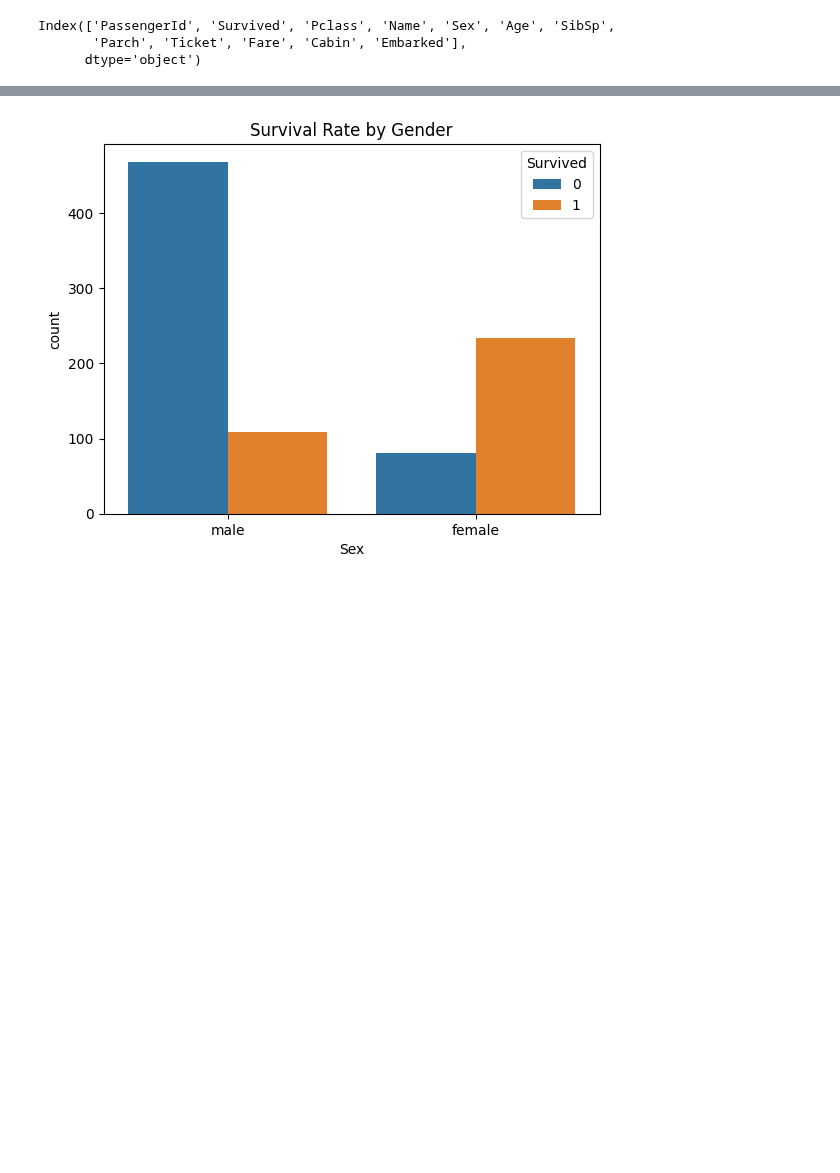
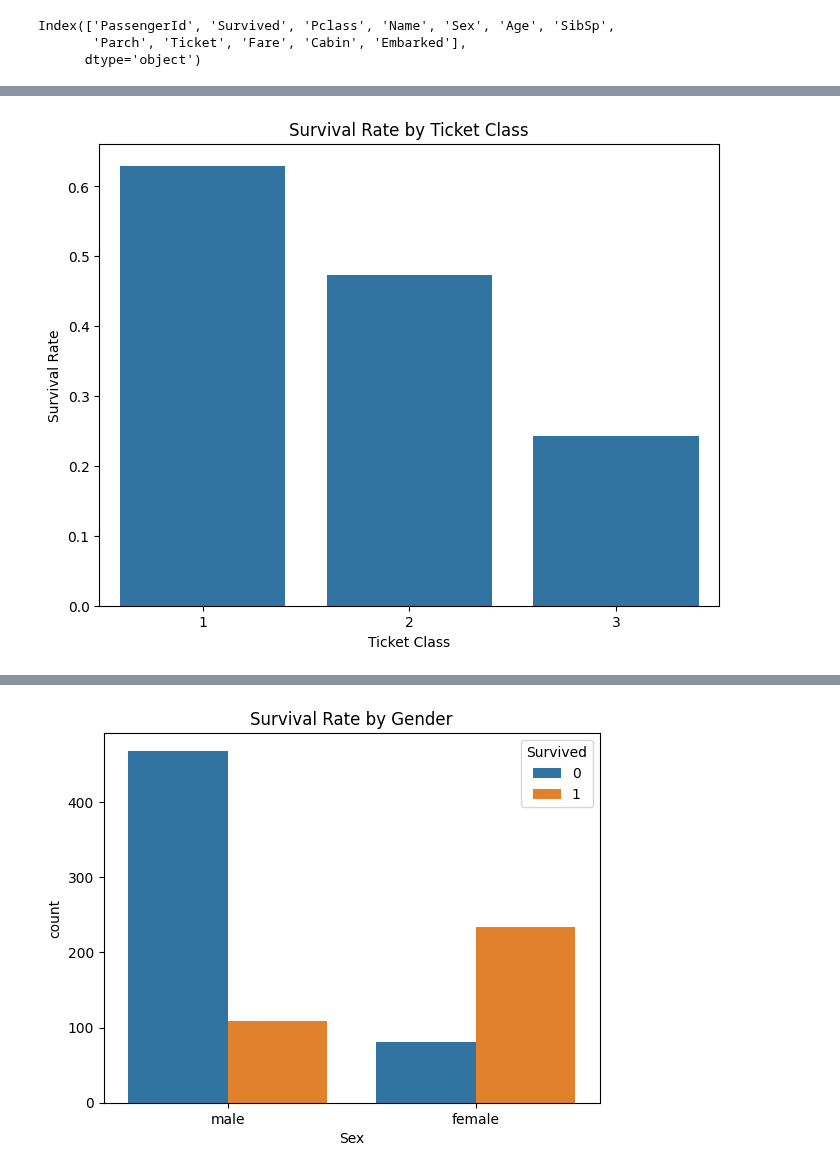
Before and after one commit to RyanJTalbot/MSDS, a Jupyter notebook: Vital Skills/Vital Skills for Data Science Specialization/Fundamentals of Data Visualization/wk4/titanic/new_final.ipynb, the cells around one changed output, grey strips where cells are left out. Saved outputs shown, nothing was run; the diff lists cells and outputs as text; code cells hidden in the pictures; blank space fills up the shorter version.

```diff
--- a/Vital Skills/Vital Skills for Data Science Specialization/Fundamentals of Data Visualization/wk4/titanic/new_final.ipynb
+++ b/Vital Skills/Vital Skills for Data Science Specialization/Fundamentals of Data Visualization/wk4/titanic/new_final.ipynb
@@ -77,0 +89,3 @@ Index(['PassengerId', 'Survived', 'Pclass', 'Name', 'Sex', 'Age', 'SibSp',
+# %%
+survival_by_class = df.groupby('Pclass')['Survived'].mean()
+print("\nSurvival rate by ticket class:\n", survival_by_class)
@@ -77,0 +120,9 @@ Index(['PassengerId', 'Survived', 'Pclass', 'Name', 'Sex', 'Age', 'SibSp',
+# %%
+plt.figure(figsize=(8, 6))
+sns.barplot(x=survival_by_class.index, y=survival_by_class.values)
+plt.title('Survival Rate by Ticket Class')
+plt.xlabel('Ticket Class')
+plt.ylabel('Survival Rate')
+plt.show()
+# %% [output]
+[figure, added]
```
Also changed, not shown: parts of 6 cells of this notebook, 3 other files.
